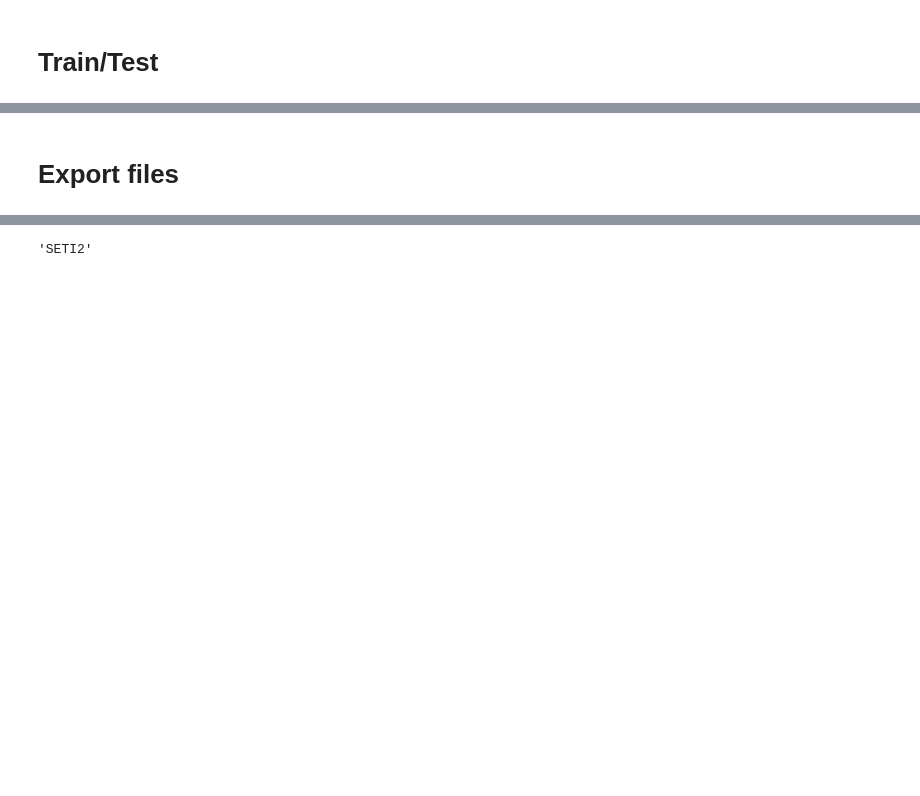
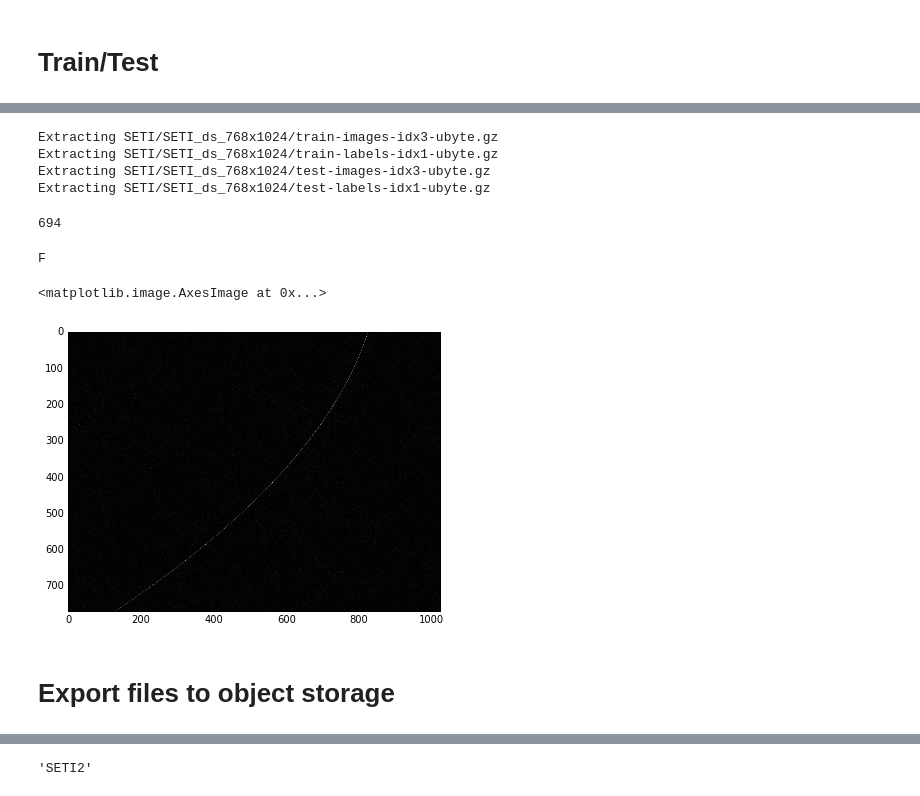
Before and after one commit to saeedaghabozorgi/SETI, a Jupyter notebook: SETI_SigToBinary_Sp.ipynb, the cells around one changed output, grey strips where cells are left out. Saved outputs shown, nothing was run; the diff lists cells and outputs as text; code cells hidden in the pictures; blank space fills up the shorter version.

```diff
--- a/SETI_SigToBinary_Sp.ipynb
+++ b/SETI_SigToBinary_Sp.ipynb
@@ -215,0 +309,19 @@ array('B', [0, 0, 8, 3, 0, 0, 1, 50, 0, 0, 2, 0, 0, 0, 1, 0])
+# %%
+SETIds = SETI.read_data_sets(dsDirectory, one_hot=True, validation_size=0)
+SETIds.train.num_examples
+# %% [output]
+Extracting SETI/SETI_ds_768x1024/train-images-idx3-ubyte.gz
+Extracting SETI/SETI_ds_768x1024/train-labels-idx1-ubyte.gz
+Extracting SETI/SETI_ds_768x1024/test-images-idx3-ubyte.gz
+Extracting SETI/SETI_ds_768x1024/test-labels-idx1-ubyte.gz
+694
+# %%
+gray_y = SETIds.train.images[0].reshape(768,1024)
+img = Image.fromarray(gray_y*255)
+print (img.mode)
+fig, ax = plt.subplots(figsize=(10, 5))
+ax.imshow(img)
+# %% [output]
+F
+<matplotlib.image.AxesImage at 0x...>
+[figure, added]
@@ -216,3 +331,3 @@ array('B', [0, 0, 8, 3, 0, 0, 1, 50, 0, 0, 2, 0, 0, 0, 1, 0])
 # %% [markdown]
-# Export files
+# Export files to object storage
 # %%
```
Also changed, not shown: parts of 22 cells of this notebook.
